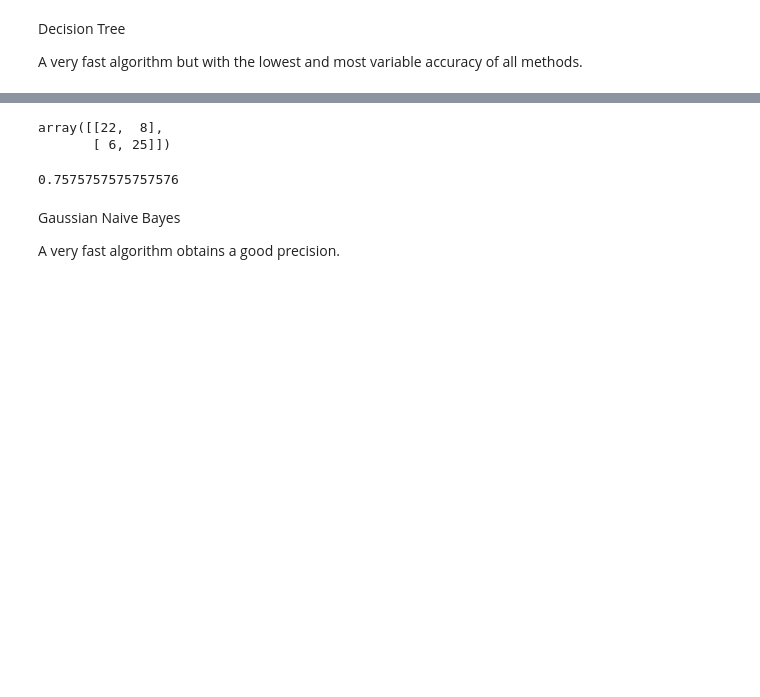
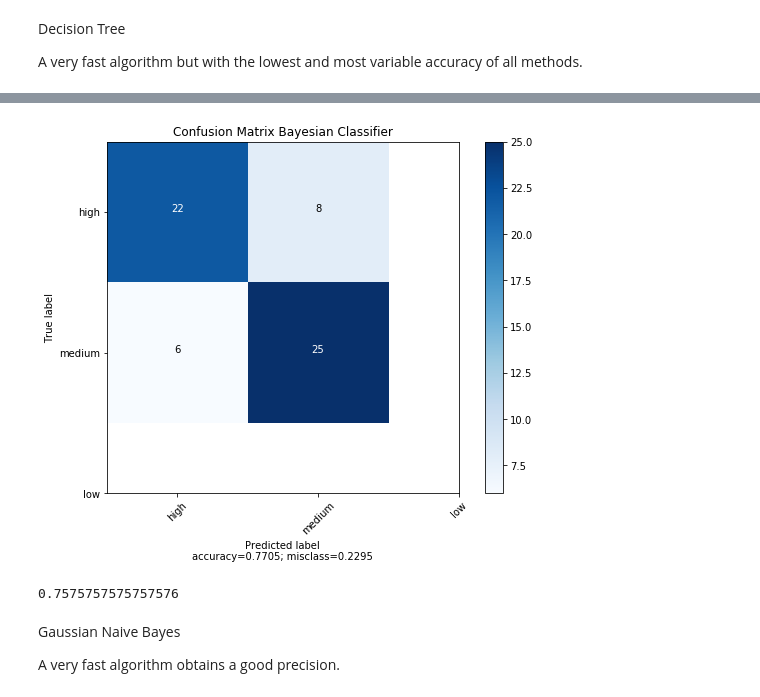
Before and after one commit to andres2050/HeartDisease_Project_IA, a Jupyter notebook: HeartDisease Project IA.ipynb, the cells around one changed output, grey strips where cells are left out. Drawn from its saved outputs; the diff is of its cells as text; code cells hidden in the pictures; blank space fills up the shorter version.

```diff
--- a/HeartDisease Project IA.ipynb
+++ b/HeartDisease Project IA.ipynb
@@ -237,10 +331,13 @@ Execution time: 0.007 s
 Accuracy: 0.7704918032786885
 # %%
 #confusion matrix for Bayesian classifier
-metrics.confusion_matrix(y_test,y_pred_gauss)
+cm=metrics.confusion_matrix(y_test,y_pred_gauss)
+plot_confusion_matrix(cm,
+                      normalize    = False,
+                      target_names = ['high', 'medium', 'low'],
+                      title        = "Confusion Matrix Bayesian Classifier")
 # %% [output]
-array([[22,  8],
-       [ 6, 25]])
+[figure, added]
 # %%
 # Precision for Gaussian Naive Bayes
 metrics.precision_score(y_test, y_pred_gauss)
```
Also changed, not shown: parts of 13 cells of this notebook.
